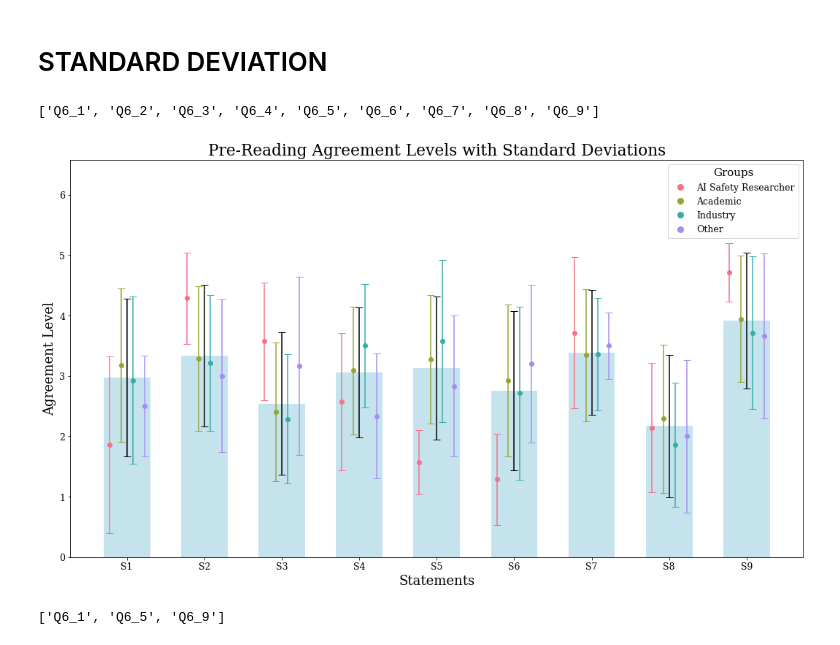
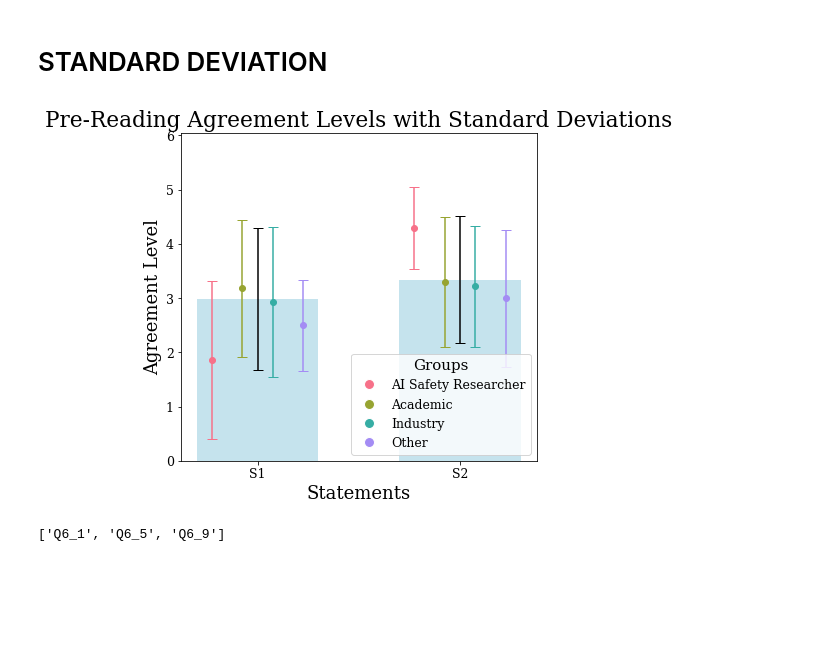
Before and after one commit to sevdeawesome/survey_figures, a Jupyter notebook: intervention_figs/figure_5_sds.ipynb, the cells around one changed output. Cells and saved outputs as stored; diff of their text form; code cells hidden in the pictures; blank space fills up the shorter version.

```diff
--- a/intervention_figs/figure_5_sds.ipynb
+++ b/intervention_figs/figure_5_sds.ipynb
@@ -131,14 +131,14 @@ def plot_agreement_levels(questions_to_include, figure_size=(15, 9), pre_means=N
 
     plt.tight_layout()
     plt.show()
-# %%
-pre_questions
-# %% [output]
-['Q6_1', 'Q6_2', 'Q6_3', 'Q6_4', 'Q6_5', 'Q6_6', 'Q6_7', 'Q6_8', 'Q6_9']
+# %%
+pre_questions
+
+new_questions = ['Q6_1', 'Q6_2']
 # %%
-plot_agreement_levels(pre_questions, pre_means=pre_means, pre_group_means=pre_group_means, post_group_means=post_group_means, title='Pre-Reading Agreement Levels with Standard Deviations')
+plot_agreement_levels(new_questions, figure_size=(6,6), pre_means=pre_means, pre_group_means=pre_group_means, post_group_means=post_group_means, title='Pre-Reading Agreement Levels with Standard Deviations')
 # %% [output]
-[figure, old version]
+[figure, new version]
 # %%
 priority = [1, 5, 9]
 technical = [3,4,6,7]
```
Also changed, not shown: 4 other files.
